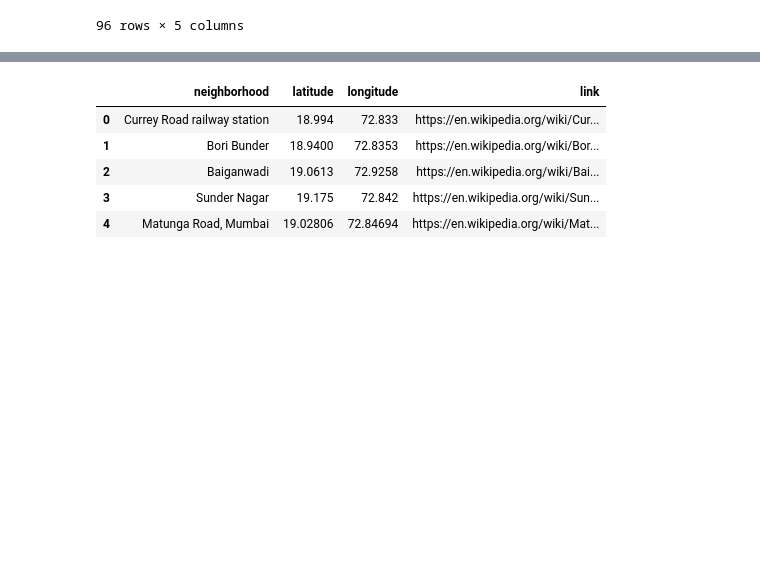
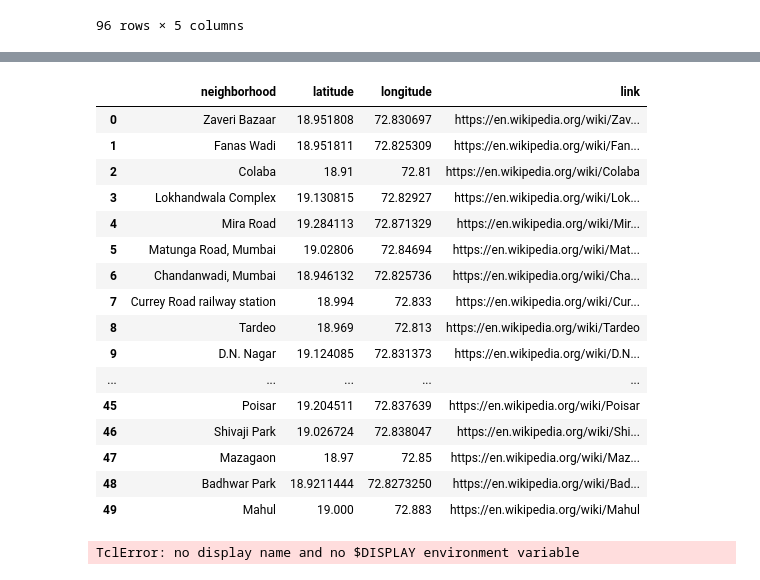
Before and after one commit to schubho/Coursera_Capstone, a Jupyter notebook: play.ipynb, the cells around one changed output, grey strips where cells are left out. Saved outputs shown, nothing was run; the diff lists cells and outputs as text; code cells hidden in the pictures; blank space fills up the shorter version.

```diff
--- a/play.ipynb
+++ b/play.ipynb
@@ -179,7 +185,7 @@ print(soup2.prettify)
 # %%
 import urllib
 # %%
-count = 134
+count = 135
 lldict7 = dict()
 
 while count > 0:
@@ -328,11 +354,44 @@ hood_df.drop(columns=['hood'], inplace=True)
 # %%
-hood_df.head()
+hood_df.head(50)
 # %% [output]
 |  | neighborhood | latitude | longitude | link |
-| 0 | Currey Road railway station | 18.994 | 72.833 | https://en.wikipedia.org/wiki/Cur... |
-| 1 | Bori Bunder | 18.9400 | 72.8353 | https://en.wikipedia.org/wiki/Bor... |
-| 2 | Baiganwadi | 19.0613 | 72.9258 | https://en.wikipedia.org/wiki/Bai... |
-| 3 | Sunder Nagar | 19.175 | 72.842 | https://en.wikipedia.org/wiki/Sun... |
-| 4 | Matunga Road, Mumbai | 19.02806 | 72.84694 | https://en.wikipedia.org/wiki/Mat... |
+| 0 | Zaveri Bazaar | 18.951808 | 72.830697 | https://en.wikipedia.org/wiki/Zav... |
+| 1 | Fanas Wadi | 18.951811 | 72.825309 | https://en.wikipedia.org/wiki/Fan... |
+| 2 | Colaba | 18.91 | 72.81 | https://en.wikipedia.org/wiki/Colaba |
+| 3 | Lokhandwala Complex | 19.130815 | 72.82927 | https://en.wikipedia.org/wiki/Lok... |
+| 4 | Mira Road | 19.284113 | 72.871329 | https://en.wikipedia.org/wiki/Mir... |
+| 5 | Matunga Road, Mumbai | 19.02806 | 72.84694 | https://en.wikipedia.org/wiki/Mat... |
+| 6 | Chandanwadi, Mumbai | 18.946132 | 72.825736 | https://en.wikipedia.org/wiki/Cha... |
+| 7 | Currey Road railway station | 18.994 | 72.833 | https://en.wikipedia.org/wiki/Cur... |
+| 8 | Tardeo | 18.969 | 72.813 | https://en.wikipedia.org/wiki/Tardeo |
+| 9 | D.N. Nagar | 19.124085 | 72.831373 | https://en.wikipedia.org/wiki/D.N... |
+| ... | ... | ... | ... | ... |
+| 45 | Poisar | 19.204511 | 72.837639 | https://en.wikipedia.org/wiki/Poisar |
+| 46 | Shivaji Park | 19.026724 | 72.838047 | https://en.wikipedia.org/wiki/Shi... |
+| 47 | Mazagaon | 18.97 | 72.85 | https://en.wikipedia.org/wiki/Maz... |
+| 48 | Badhwar Park | 18.9211444 | 72.8273250 | https://en.wikipedia.org/wiki/Bad... |
+| 49 | Mahul | 19.000 | 72.883 | https://en.wikipedia.org/wiki/Mahul |
 # %%
 hood_df.to_csv('Mumbai_Hood_LL.csv')
+# %%
+import tkinter as tk
+from tkinter import filedialog
+from pandas import DataFrame
+
+root= tk.Tk()
+
+canvas1 = tk.Canvas(root, width = 300, height = 300, bg = 'lightsteelblue2', relief = 'raised')
+canvas1.pack()
+
+def exportCSV ():
+    global hood_df
+
+    export_file_path = filedialog.asksaveasfilename(defaultextension='.csv')
+    hood_df.to_csv (export_file_path, index = None, header=True)
+
+saveAsButton_CSV = tk.Button(text='Export CSV', command=exportCSV, bg='green', fg='white', font=('helvetica', 12, 'bold'))
+canvas1.create_window(150, 150, window=saveAsButton_CSV)
+
+root.mainloop()
+# %% [output]
+TclError: no display name and no $DISPLAY environment variable
```
Also changed, not shown: parts of 19 cells of this notebook.
